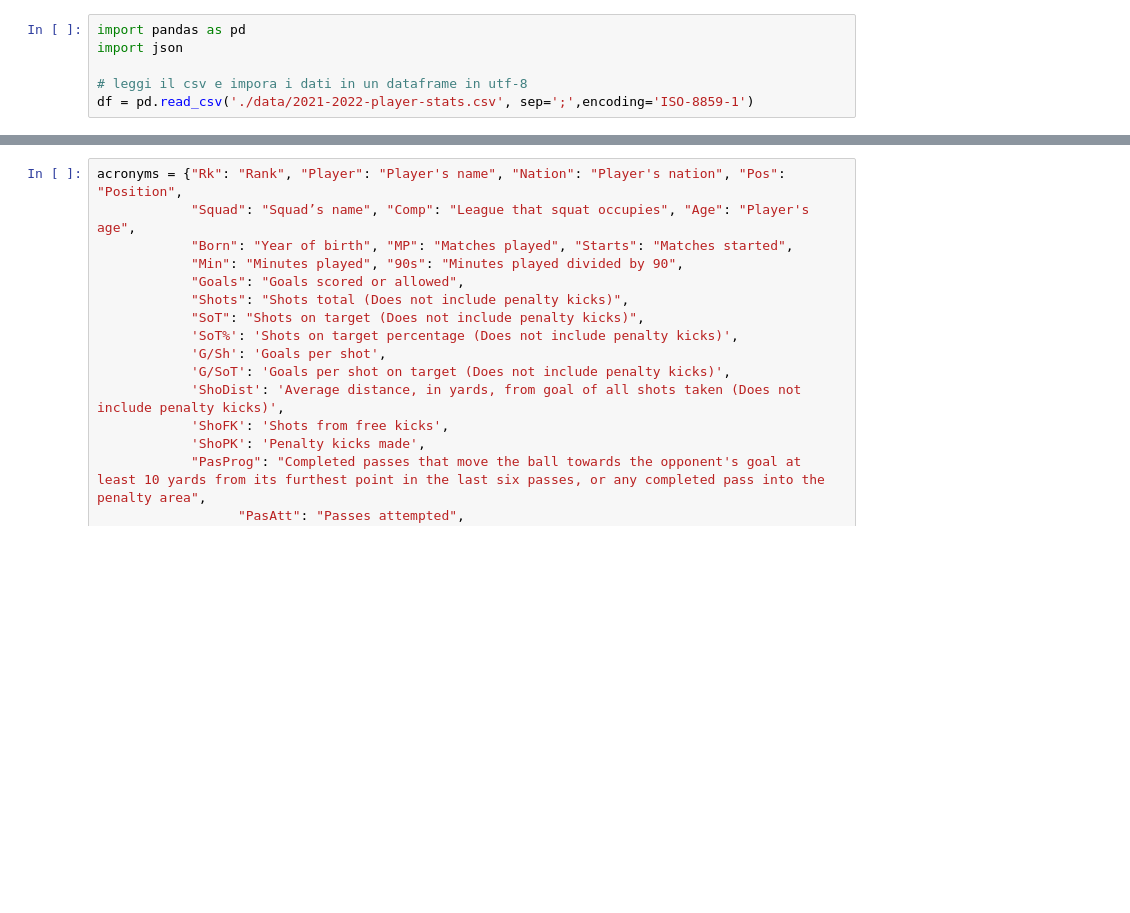
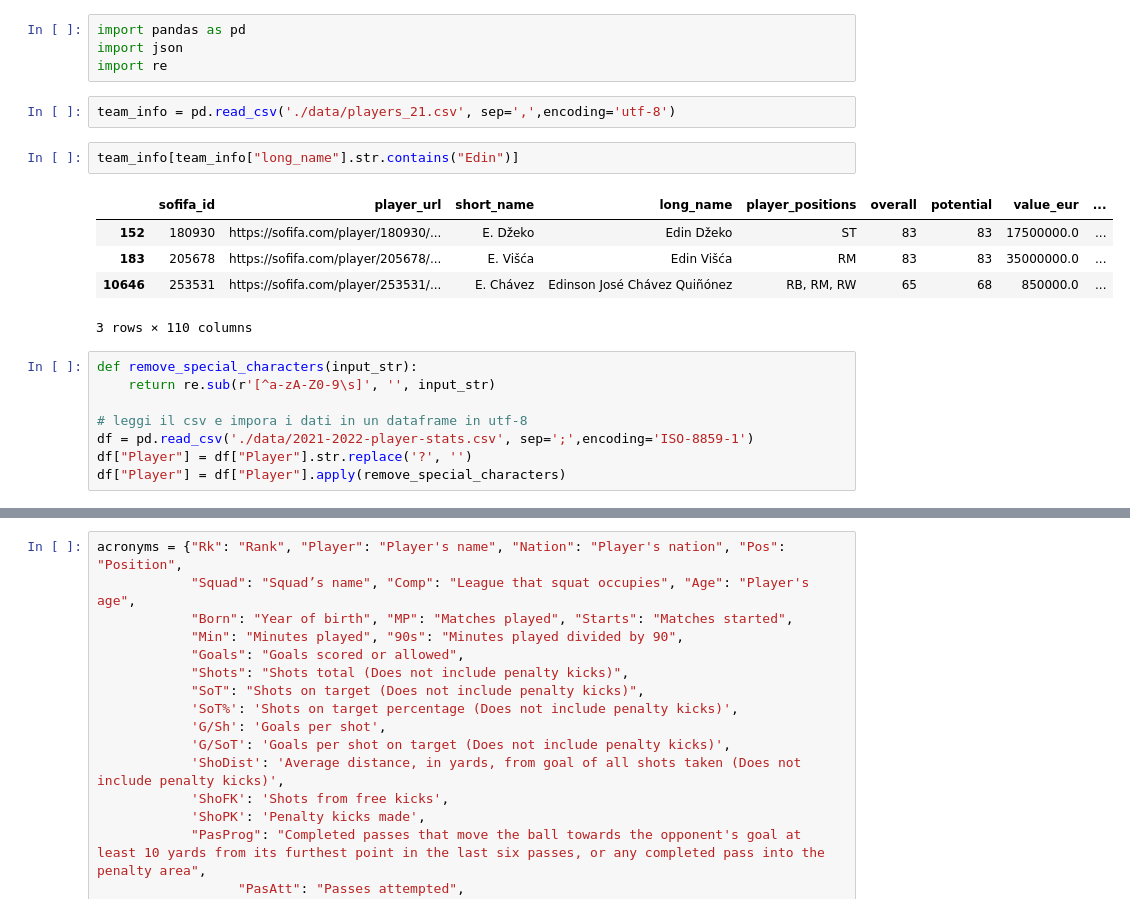
Before and after one commit to data-viz-project/football-data-viz-d3, a Jupyter notebook: data-analytics.ipynb, the cells around one changed output, grey strips where cells are left out. Drawn from its saved outputs; the diff is of its cells as text; blank space fills up the shorter version.

```diff
--- a/data-analytics.ipynb
+++ b/data-analytics.ipynb
@@ -1,6 +1,22 @@
+# %%
+import pandas as pd
+import json
+import re
+# %%
+team_info = pd.read_csv('./data/players_21.csv', sep=',',encoding='utf-8')
+# %%
+team_info[team_info["long_name"].str.contains("Edin")]
+# %% [output]
+|  | sofifa_id | player_url | short_name | long_name | player_positions | overall | potential | value_eur | ... |
+| 152 | 180930 | https://sofifa.com/player/180930/... | E. Džeko | Edin Džeko | ST | 83 | 83 | 17500000.0 | ... |
+| 183 | 205678 | https://sofifa.com/player/205678/... | E. Višća | Edin Višća | RM | 83 | 83 | 35000000.0 | ... |
+| 10646 | 253531 | https://sofifa.com/player/253531/... | E. Chávez | Edinson José Chávez Quiñónez | RB, RM, RW | 65 | 68 | 850000.0 | ... |
+3 rows × 110 columns
 # %%
-import pandas as pd
-import json
+def remove_special_characters(input_str):
+    return re.sub(r'[^a-zA-Z0-9\s]', '', input_str)
 
 # leggi il csv e impora i dati in un dataframe in utf-8
 df = pd.read_csv('./data/2021-2022-player-stats.csv', sep=';',encoding='ISO-8859-1')
+df["Player"] = df["Player"].str.replace('?', '')
+df["Player"] = df["Player"].apply(remove_special_characters)
```
Also changed, not shown: parts of 2 cells of this notebook, 1 other file.
